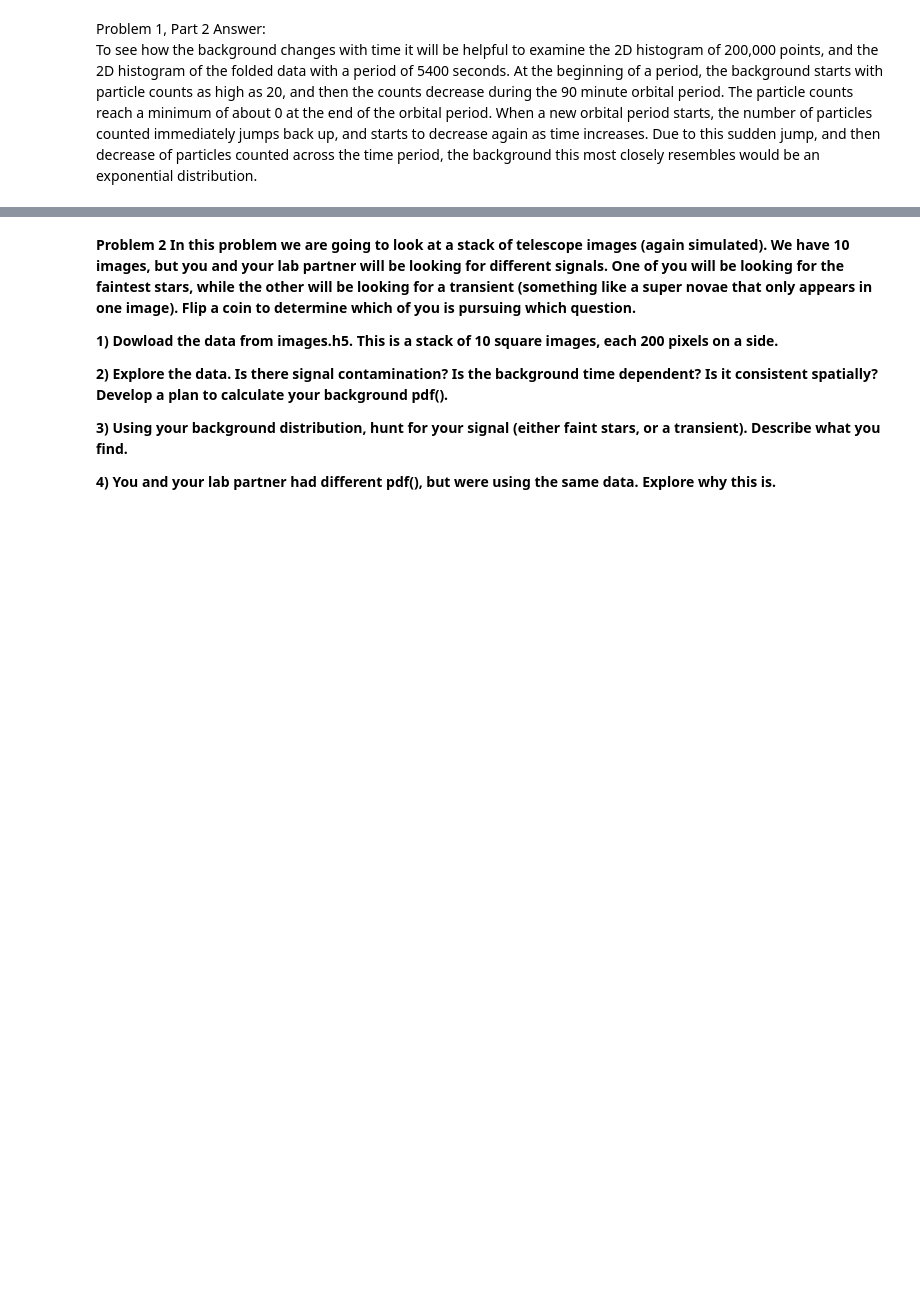
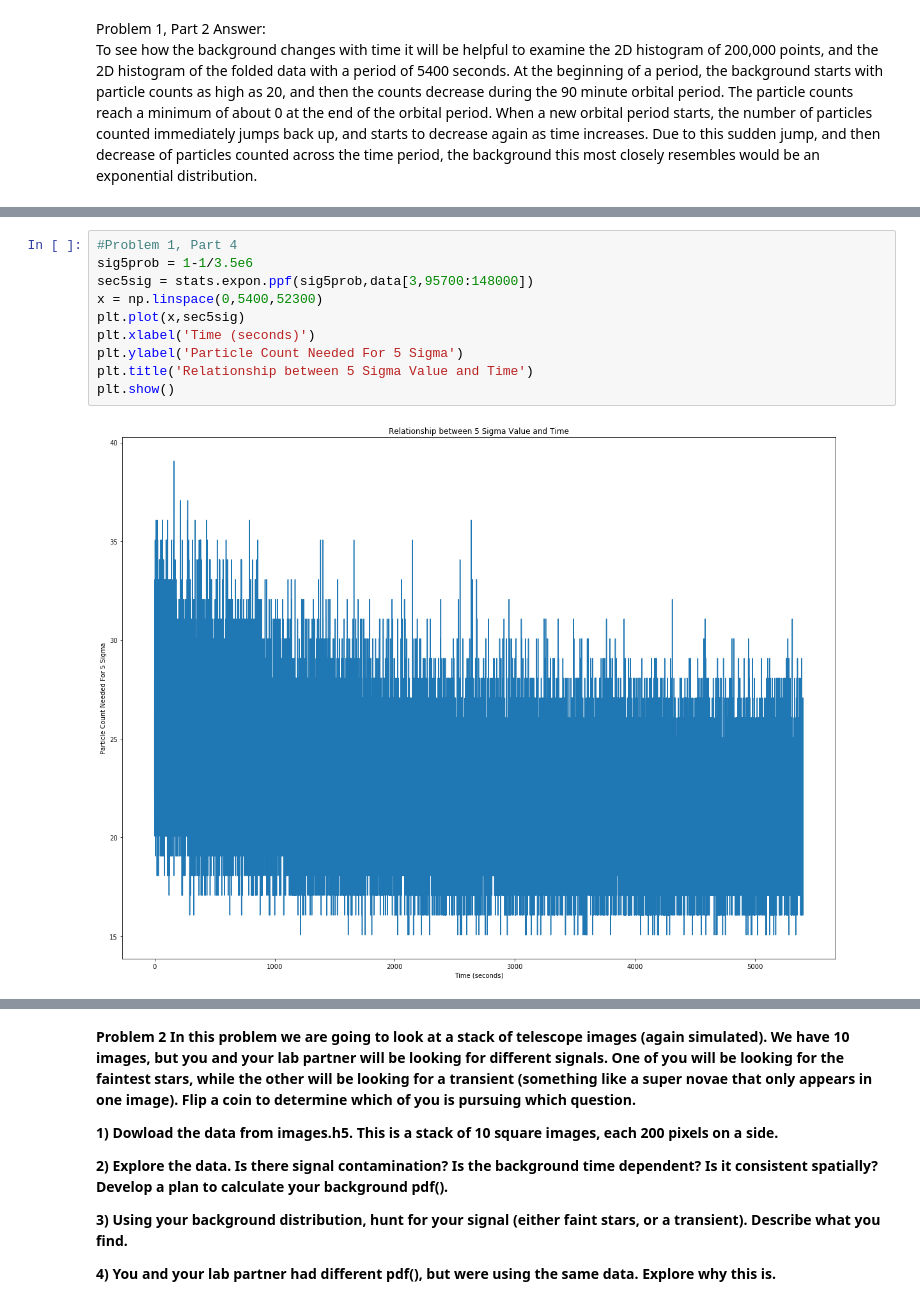
Before and after one commit to ecb49/burns_phys434, a Jupyter notebook: labs/Burns_Lab4.ipynb, the cells around one changed output, grey strips where cells are left out. Saved outputs shown, nothing was run; the diff lists cells and outputs as text; blank space fills up the shorter version.

```diff
--- a/labs/Burns_Lab4.ipynb
+++ b/labs/Burns_Lab4.ipynb
@@ -124,0 +132,12 @@ plt.show()
+# %%
+#Problem 1, Part 4
+sig5prob = 1-1/3.5e6
+sec5sig = stats.expon.ppf(sig5prob,data[3,95700:148000])
+x = np.linspace(0,5400,52300)
+plt.plot(x,sec5sig)
+plt.xlabel('Time (seconds)')
+plt.ylabel('Particle Count Needed For 5 Sigma')
+plt.title('Relationship between 5 Sigma Value and Time')
+plt.show()
+# %% [output]
+[figure, added]
```
Also changed, not shown: parts of 5 cells of this notebook.
